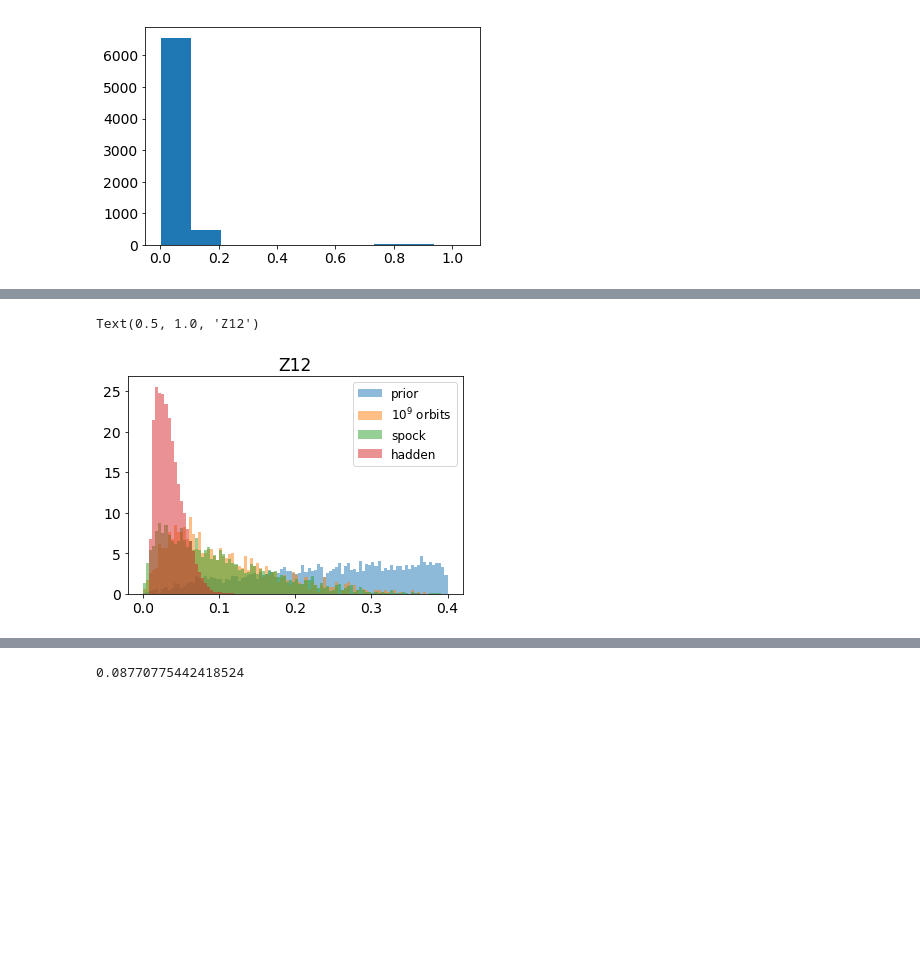
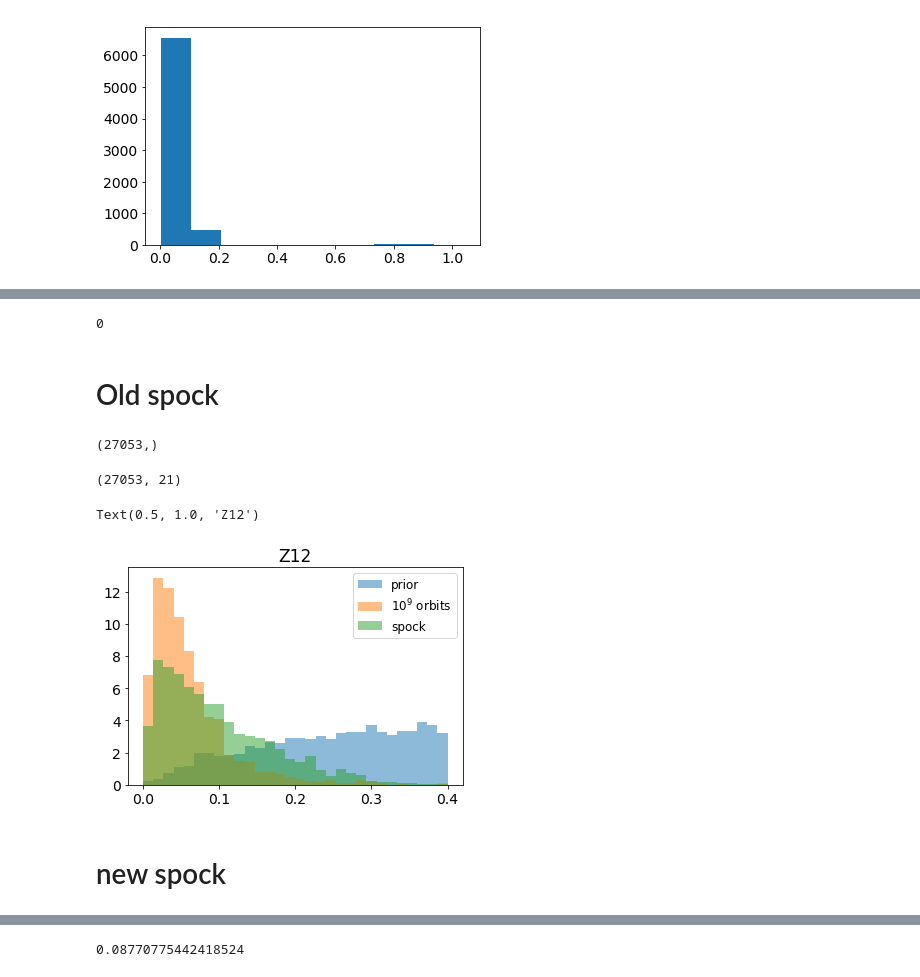
Before and after one commit to dtamayo/Stability-Priors, a Jupyter notebook: K23_Hadden_Zs.ipynb, the cells around one changed output, grey strips where cells are left out. Saved outputs shown, nothing was run; the diff lists cells and outputs as text; code cells hidden in the pictures; blank space fills up the shorter version.

```diff
--- a/K23_Hadden_Zs.ipynb
+++ b/K23_Hadden_Zs.ipynb
@@ -174,0 +290,19 @@ plt.hist(df3.Z23)
+# %%
+df3['nbodystable'] = df3['t_inst'] > 9.99e8
+# %%
+df2['nbodystable_old'] = df2['nbodystable']
+# %%
+def nbodystable(row):
+    ID = int(row['sim'])
+    mask = np.int64(df3['sim']) == ID
+    if mask.sum() == 1:
+        row['stable1e5'] = 1
+        row['nbodystable'] = df3[mask].nbodystable
+    elif mask.sum() == 0:
+        row['stable1e5'] = 0
+        row['nbodystable'] = 0
+    else:
+        row['stable1e5'] = -1
+        row['nbodystable'] = -1
+
+    return row
@@ -174,0 +352,3 @@ plt.hist(df3.Z23)
+# %%
+%%time
+df2 = df2.apply(nbodystable, axis=1)
@@ -174,0 +480,4 @@ plt.hist(df3.Z23)
+# %%
+(df3['t_inst'] < 1e5).sum()
+# %% [output]
+0
@@ -175,12 +486,24 @@ plt.hist(df3.Z23)
+# %% [markdown]
+# Old spock
+# %%
+np.int64(df2['nbodystable']).shape
+# %% [output]
+(27053,)
+# %%
+df2.shape
+# %% [output]
+(27053, 21)
 # %%
-x, bins, x = plt.hist(df2.loc[:10000].Z12, alpha=0.5, density=True, label="prior", bins=100, range=[0,0.4])
-plt.hist(df3.loc[df3.probstability > 0].Z12, alpha=0.5, density=True, label=r"$10^9$ orbits", bins=bins)
+x, bins, x = plt.hist(df2.loc[:10000].Z12, alpha=0.5, density=True, label="prior", bins=30, range=[0,0.4])
+plt.hist(df2[df2['nbodystable']>0].Z12, alpha=0.5, density=True, label=r"$10^9$ orbits", bins=bins)
 # plt.hist(df3.Z12, alpha=0.5, density=True, label=r"$10^5$ orbits", bins=bins)
 # plt.hist(df2.loc[df2.probstability > 0].Z12, alpha=0.5, density=True, bins=bins, label=r"$10^4$ orbits")
 plt.hist(df2.Z12, alpha=0.5, density=True, bins=bins, label="spock", weights = df2.probstability)
-plt.hist(df.Z12, alpha=0.5, density=True, bins=bins, label="hadden")
+#plt.hist(df.Z12, alpha=0.5, density=True, bins=bins, label="hadden")
 plt.legend()
 plt.title("Z12")
 # %% [output]
 Text(0.5, 1.0, 'Z12')
-[figure, old version]
+[figure, new version]
+# %% [markdown]
+# new spock
```
Also changed, not shown: parts of 75 cells of this notebook, 11 other files.
